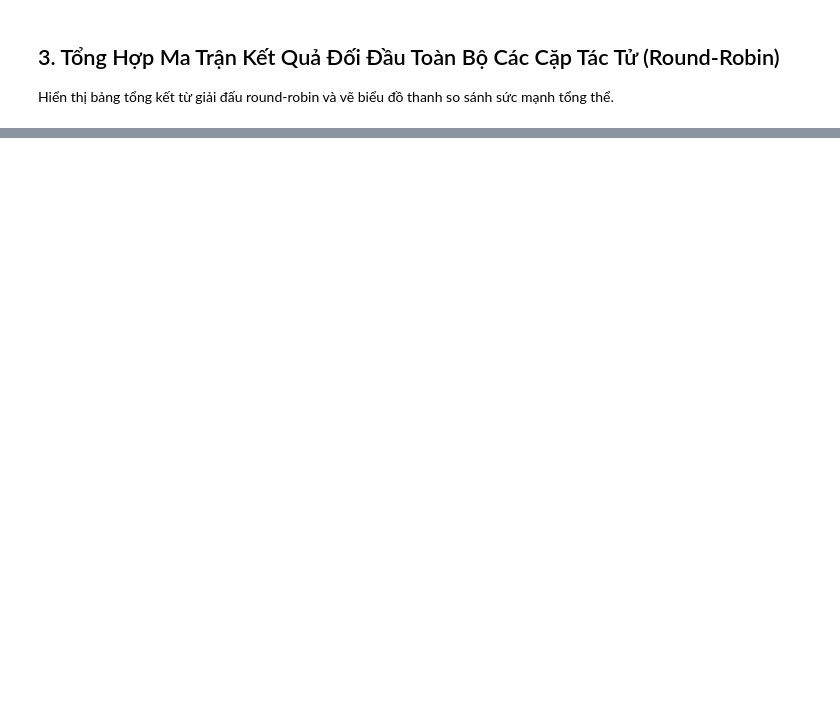
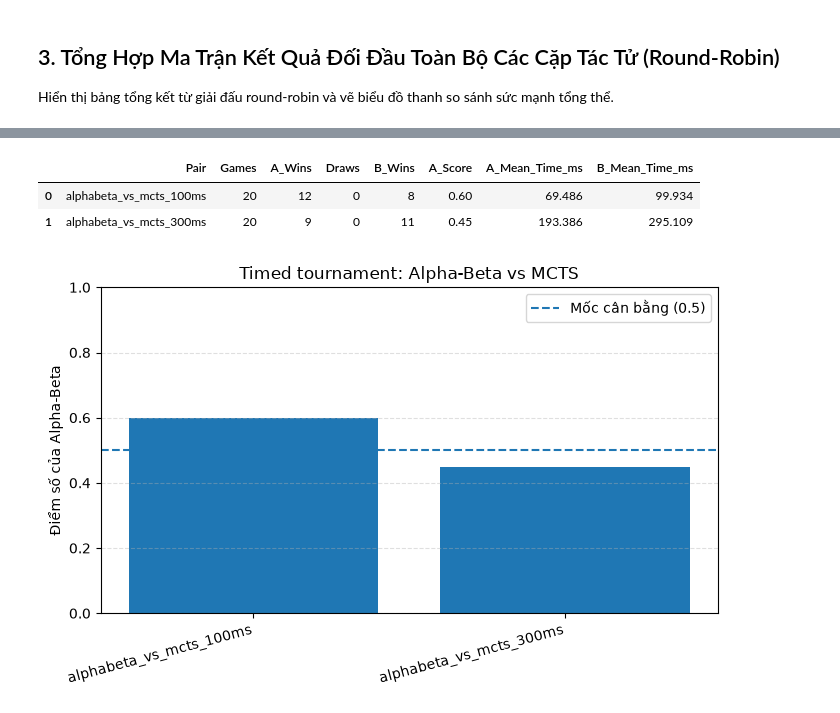
Before and after one commit to BMT0306/ConnectFour_7X6_AdvanceAi_ThayTai_Nhom13, a Jupyter notebook: notebooks/01_tournament_analysis.ipynb, the cells around one changed output, grey strips where cells are left out. Saved outputs shown, nothing was run; the diff lists cells and outputs as text; code cells hidden in the pictures; blank space fills up the shorter version.

Commit message:
tv3: complete tournament analysis notebook

```diff
--- a/notebooks/01_tournament_analysis.ipynb
+++ b/notebooks/01_tournament_analysis.ipynb
@@ -83,0 +150,25 @@ else:
+# %%
+timed_file = TABLES_DIR / "round_robin_timed_quick_summary.csv"
+if timed_file.exists():
+    df_timed = pd.read_csv(timed_file)
+    display(df_timed[["Pair", "Games", "A_Wins", "Draws", "B_Wins", "A_Score", "A_Mean_Time_ms", "B_Mean_Time_ms"]])
+
+    plt.figure(figsize=(7, 4.5))
+    plt.bar(df_timed["Pair"], df_timed["A_Score"])
+    plt.axhline(0.5, linestyle="--", label="Mốc cân bằng (0.5)")
+    plt.ylim(0, 1)
+    plt.ylabel("Điểm số của Alpha-Beta")
+    plt.title("Timed tournament: Alpha-Beta vs MCTS")
+    plt.xticks(rotation=15, ha="right")
+    plt.grid(axis="y", linestyle="--", alpha=0.4)
+    plt.legend()
+    plt.tight_layout()
+    plt.savefig(FIGURES_DIR / "timed_tournament_scores.png", dpi=300)
+    plt.show()
+else:
+    print("Chưa tìm thấy round_robin_timed_quick_summary.csv")
+# %% [output]
+|  | Pair | Games | A_Wins | Draws | B_Wins | A_Score | A_Mean_Time_ms | B_Mean_Time_ms |
+| 0 | alphabeta_vs_mcts_100ms | 20 | 12 | 0 | 8 | 0.60 | 69.486 | 99.934 |
+| 1 | alphabeta_vs_mcts_300ms | 20 | 9 | 0 | 11 | 0.45 | 193.386 | 295.109 |
+[figure, added]
```
Also changed, not shown: parts of 8 cells of this notebook, 4 other files.
